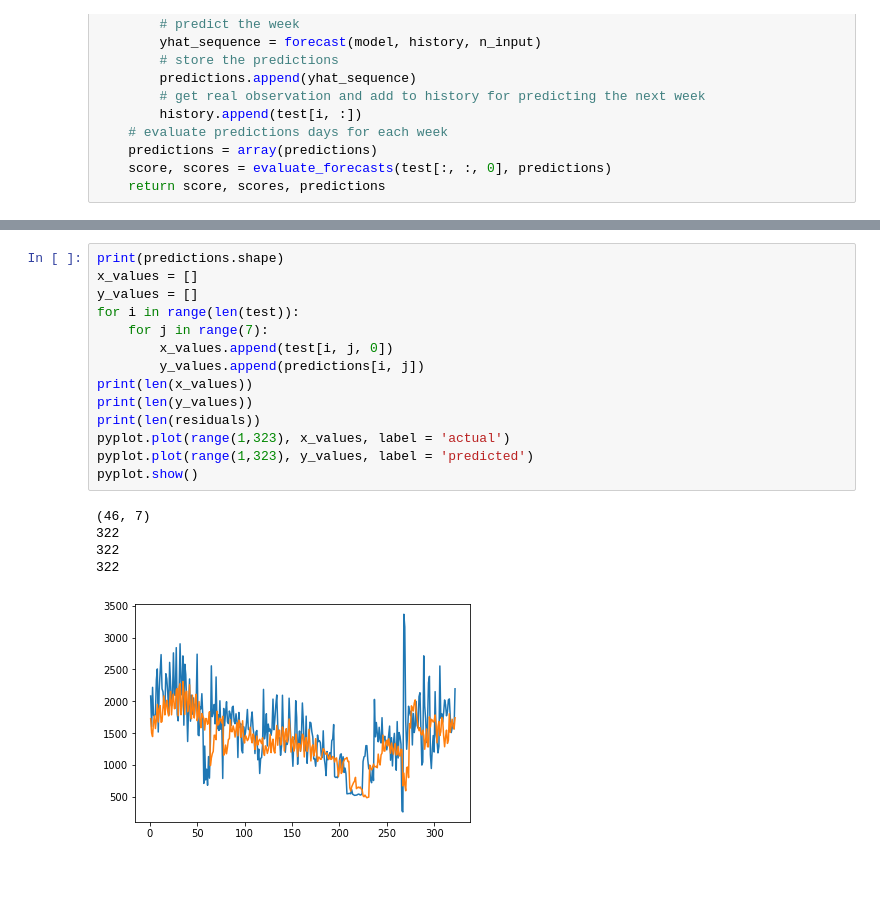
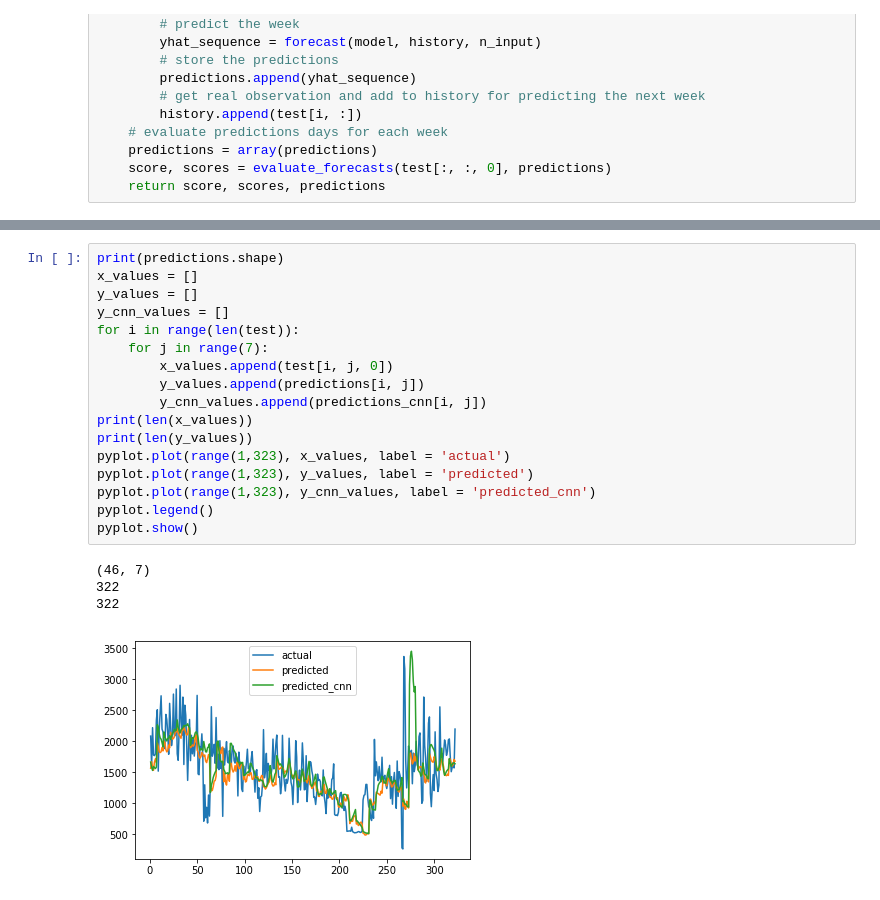
Before and after one commit to midsterx/Analysis-Prediction-Clustering-on-Power-Consumption, a Jupyter notebook: Prediction/LSTM.ipynb, the cells around one changed output, grey strips where cells are left out. Drawn from its saved outputs; the diff is of its cells as text; blank space fills up the shorter version.

```diff
--- a/Prediction/LSTM.ipynb
+++ b/Prediction/LSTM.ipynb
@@ -324,20 +267,22 @@ lstm_cnn: [433.381] 408.1, 525.7, 460.3, 410.4, 382.7, 323.8, 490.0
 # %%
 print(predictions.shape)
 x_values = []
 y_values = []
+y_cnn_values = []
 for i in range(len(test)):
     for j in range(7):
         x_values.append(test[i, j, 0])
         y_values.append(predictions[i, j])
+        y_cnn_values.append(predictions_cnn[i, j])
 print(len(x_values))
 print(len(y_values))
-print(len(residuals))
 pyplot.plot(range(1,323), x_values, label = 'actual')
 pyplot.plot(range(1,323), y_values, label = 'predicted')
+pyplot.plot(range(1,323), y_cnn_values, label = 'predicted_cnn')
+pyplot.legend()
 pyplot.show()
 # %% [output]
 (46, 7)
 322
 322
-322
-[figure, old version]
+[figure, new version]
```
Also changed, not shown: parts of 5 cells of this notebook, 3 other files.
